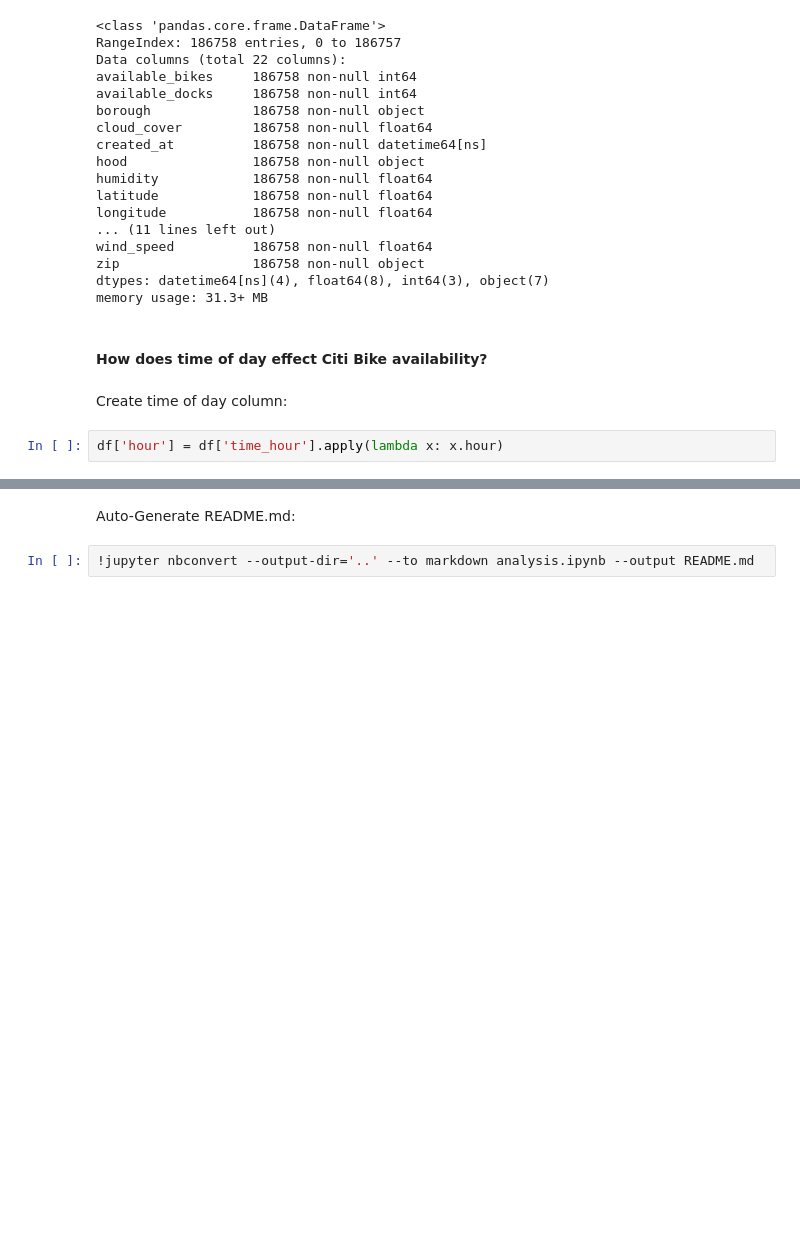
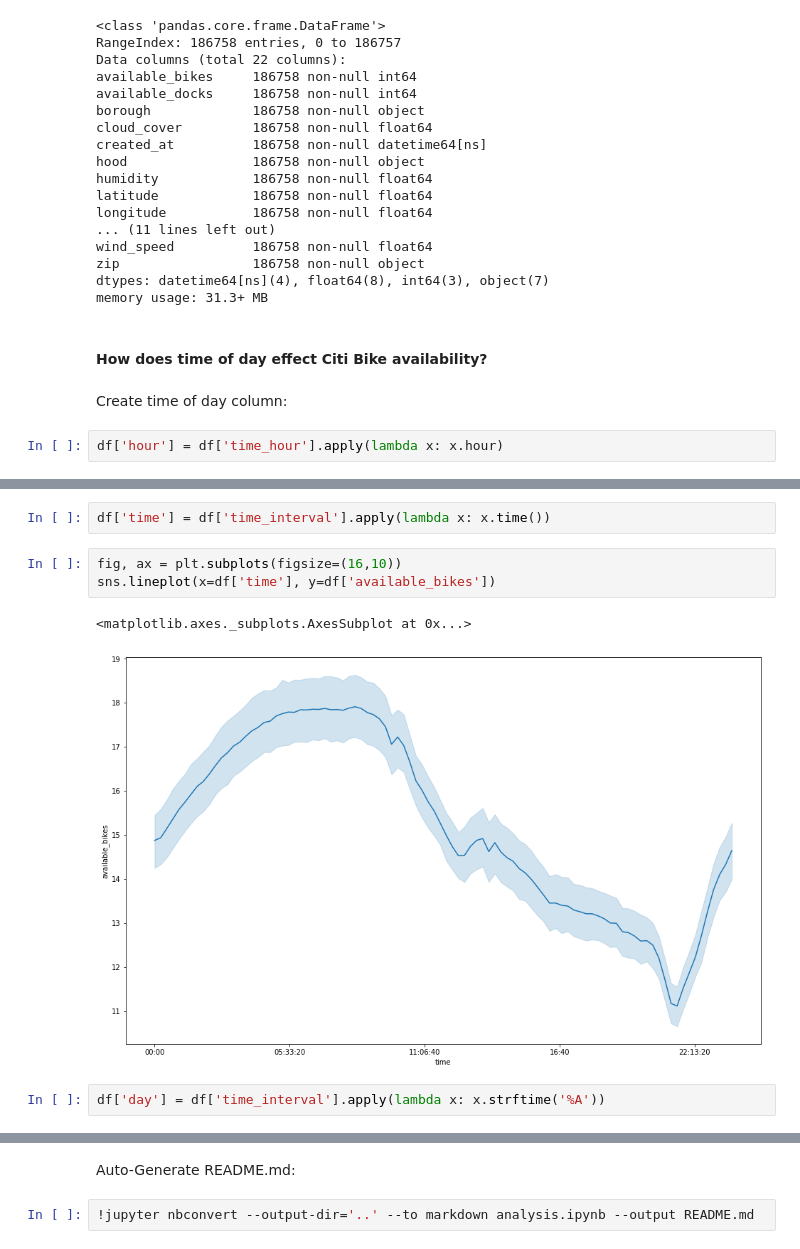
Before and after one commit to alhankeser/citibike-analysis, a Jupyter notebook: notebooks/analysis.ipynb, the cells around one changed output, grey strips where cells are left out. Saved outputs shown, nothing was run; the diff lists cells and outputs as text; blank space fills up the shorter version.

```diff
--- a/notebooks/analysis.ipynb
+++ b/notebooks/analysis.ipynb
@@ -732,0 +745,10 @@ df['hour'] = df['time_hour'].apply(lambda x: x.hour)
+# %%
+df['time'] = df['time_interval'].apply(lambda x: x.time())
+# %%
+fig, ax = plt.subplots(figsize=(16,10))
+sns.lineplot(x=df['time'], y=df['available_bikes'])
+# %% [output]
+<matplotlib.axes._subplots.AxesSubplot at 0x...>
+[figure, added]
+# %%
+df['day'] = df['time_interval'].apply(lambda x: x.strftime('%A'))
```
Also changed, not shown: parts of 8 cells of this notebook, 33 other files.
